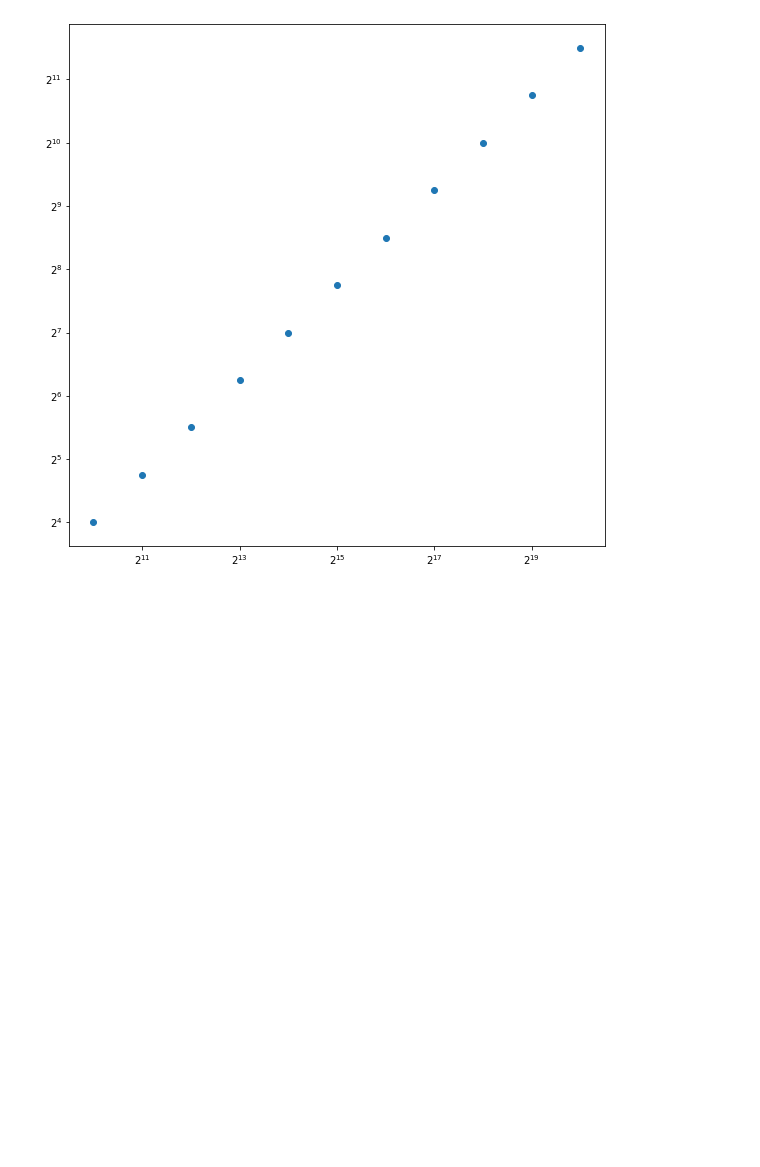
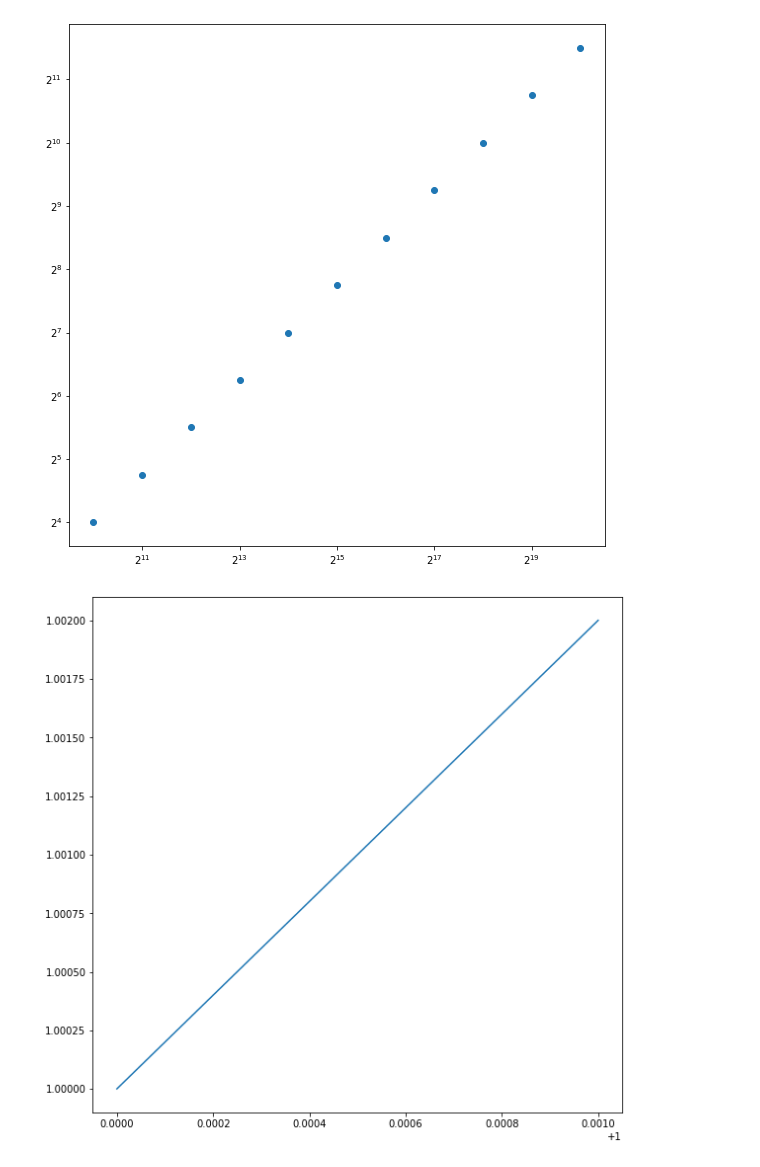
Before and after one commit to mattiamencagli/my-python-plots, a Jupyter notebook: prove_random.ipynb, the cells around one changed output. Saved outputs shown, nothing was run; the diff lists cells and outputs as text; code cells hidden in the pictures; blank space fills up the shorter version.

```diff
--- a/prove_random.ipynb
+++ b/prove_random.ipynb
@@ -38,3 +38,12 @@ ax.set_yscale('log', base=2)
 ax.set_xscale('log', base=2)
 # %% [output]
 [figure]
+# %%
+n=2
+x  = np.linspace(1,1.001,1001)
+y  = x**2
+
+fig = plt.figure(figsize=[n*4.8,n*4.8])
+_=plt.plot(x,y)
+# %% [output]
+[figure, added]
```
Also changed, not shown: 2 other files.
